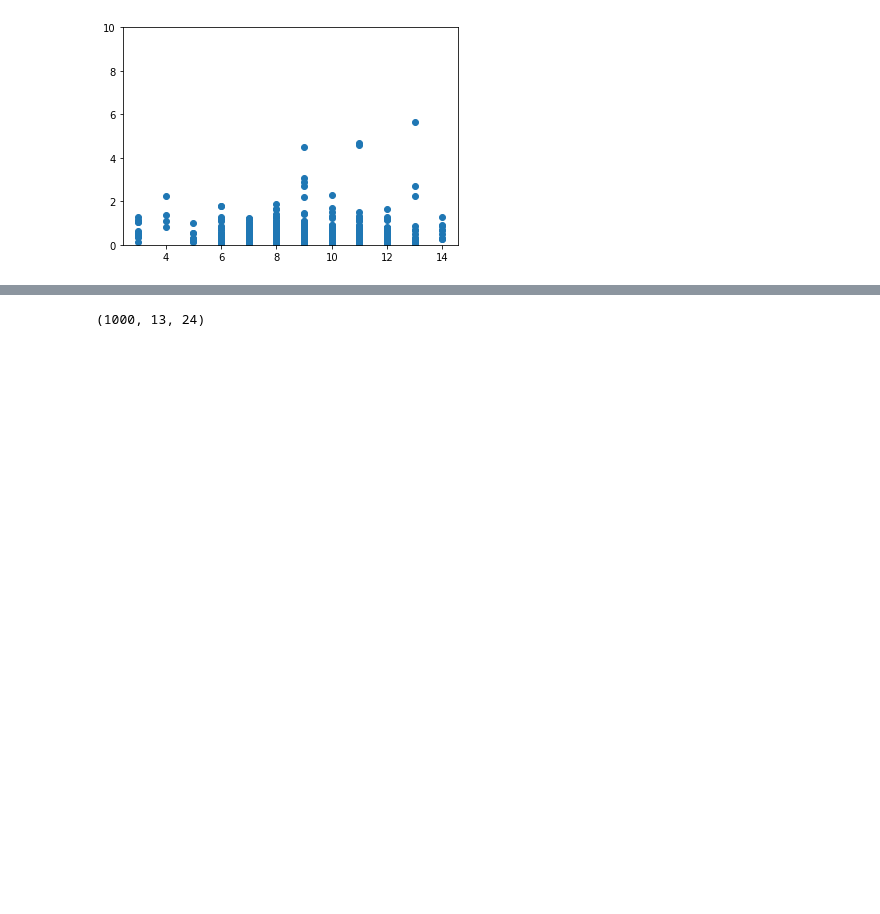
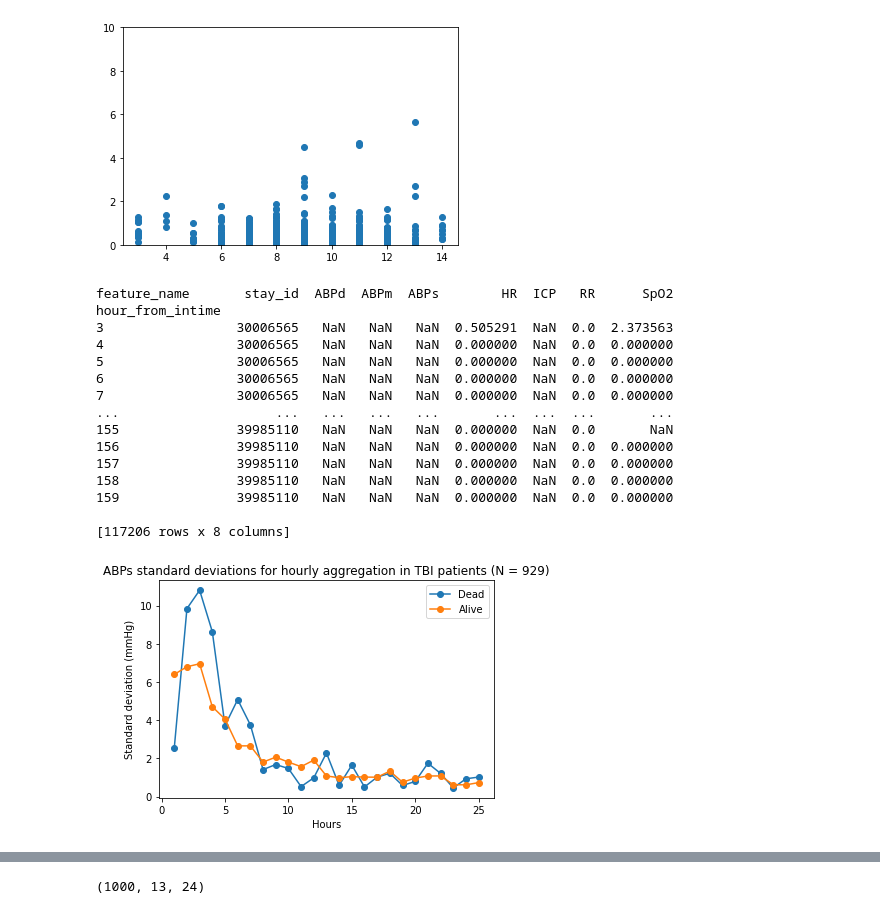
Before and after one commit to AgatheZ/Master-Project, a Jupyter notebook: MIMIC_IV/Database analysis/eda_reg.ipynb, the cells around one changed output, grey strips where cells are left out. Drawn from its saved outputs; the diff is of its cells as text; code cells hidden in the pictures; blank space fills up the shorter version.

```diff
--- a/MIMIC_IV/Database analysis/eda_reg.ipynb
+++ b/MIMIC_IV/Database analysis/eda_reg.ipynb
@@ -81,3 +83,50 @@ plt.ylim((0,10))
 # %% [output]
 (0.0, 10.0)
 [figure]
+# %%
+#Variance par heure en fonction de s'ils décèdent à 48h ou non
+dead = df_demographics.loc[df_demographics['death'] == 1].stay_id
+alive = df_demographics.loc[df_demographics['death'] == 0].stay_id
+
+
+std_dead = df_std[df_std.stay_id.isin(dead)]
+
+std_alive = df_std[df_std.stay_id.isin(alive)]
+
+# std_dead = std_dead.fillna(0)
+# std_alive = std_alive.fillna(0)
+
+print(std_alive)
+mean_std_dead = pd.DataFrame()
+mean_std_alive = pd.DataFrame()
+vit = ['ABPd', 'ABPs', 'ABPm']
+for v in vit:
+    mean_std_dead[v] = [std_dead.loc[i][v].mean() for i in range(25)]
+    mean_std_alive[v] = [std_alive.loc[i][v].mean() for i in range(25)]
+
+
+plt.plot(range(1,26), mean_std_dead['ABPs'], label = 'Dead', linestyle='-', marker='o')
+plt.plot(range(1,26), mean_std_alive['ABPs'], label = 'Alive', linestyle='-', marker='o')
+plt.ylabel('Standard deviation (mmHg)')
+plt.xlabel('Hours')
+plt.title('ABPs standard deviations for hourly aggregation in TBI patients (N = 929)')
+plt.legend(loc='upper right')
+plt.savefig('std_analysis')
+plt.show()
+# %% [output]
+feature_name       stay_id  ABPd  ABPm  ABPs        HR  ICP   RR      SpO2
+hour_from_intime
+3                 30006565   NaN   NaN   NaN  0.505291  NaN  0.0  2.373563
+4                 30006565   NaN   NaN   NaN  0.000000  NaN  0.0  0.000000
+5                 30006565   NaN   NaN   NaN  0.000000  NaN  0.0  0.000000
+6                 30006565   NaN   NaN   NaN  0.000000  NaN  0.0  0.000000
+7                 30006565   NaN   NaN   NaN  0.000000  NaN  0.0  0.000000
+...                    ...   ...   ...   ...       ...  ...  ...       ...
+155               39985110   NaN   NaN   NaN  0.000000  NaN  0.0       NaN
+156               39985110   NaN   NaN   NaN  0.000000  NaN  0.0  0.000000
+157               39985110   NaN   NaN   NaN  0.000000  NaN  0.0  0.000000
+158               39985110   NaN   NaN   NaN  0.000000  NaN  0.0  0.000000
+159               39985110   NaN   NaN   NaN  0.000000  NaN  0.0  0.000000
+
+[117206 rows x 8 columns]
+[figure, added]
```
Also changed, not shown: parts of 3 cells of this notebook, 3 other files.
